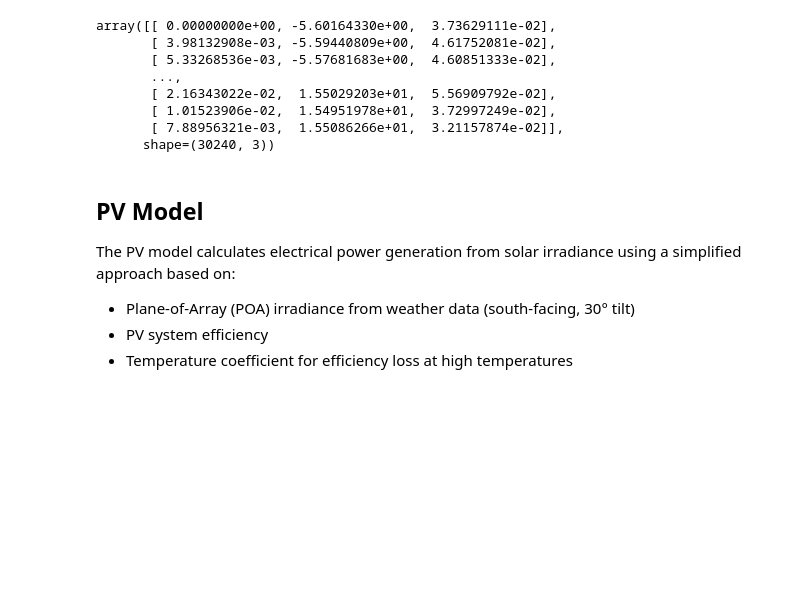
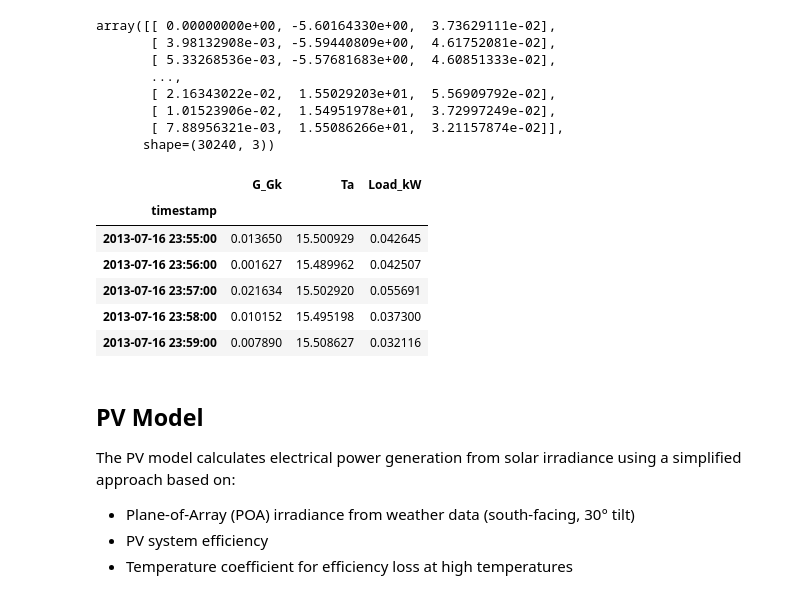
Before and after one commit to JontheFL/Optimal-Residential-Energy-System-Sizing, a Jupyter notebook: stage1.ipynb, the cells around one changed output. Saved outputs shown, nothing was run; the diff lists cells and outputs as text; code cells hidden in the pictures; blank space fills up the shorter version.

```diff
--- a/stage1.ipynb
+++ b/stage1.ipynb
@@ -12,4 +12,13 @@ from scipy.optimize import minimize
 DATA = 'A'
 # %% [markdown]
 ## Load Data
+# %%
+# Load weather and parameters data
+df_weather_1min = pd.read_csv('Data/Munich_weather_1min.csv')
+df_params = pd.read_csv(f'Data/Data{DATA}_params.csv', sep=';')
+
+if DATA == 'A':
+    df_load = pd.read_csv(f'Data/hh_demand_true_{DATA}.csv')
+else:
+    df_load = pd.read_csv(f'Data/hh_demand_1min_{DATA}.csv')
 # %%
@@ -93,6 +97,16 @@ array([[ 0.00000000e+00, -5.60164330e+00,  3.73629111e-02],
        [ 1.01523906e-02,  1.54951978e+01,  3.72997249e-02],
        [ 7.88956321e-03,  1.55086266e+01,  3.21157874e-02]],
       shape=(30240, 3))
+# %%
+df_weather_1min.tail()
+# %% [output]
+|  | G_Gk | Ta | Load_kW |
+| timestamp |  |  |  |
+| 2013-07-16 23:55:00 | 0.013650 | 15.500929 | 0.042645 |
+| 2013-07-16 23:56:00 | 0.001627 | 15.489962 | 0.042507 |
+| 2013-07-16 23:57:00 | 0.021634 | 15.502920 | 0.055691 |
+| 2013-07-16 23:58:00 | 0.010152 | 15.495198 | 0.037300 |
+| 2013-07-16 23:59:00 | 0.007890 | 15.508627 | 0.032116 |
 # %% [markdown]
 ## PV Model
 
```
Also changed, not shown: parts of 3 cells of this notebook, 2 other files.
